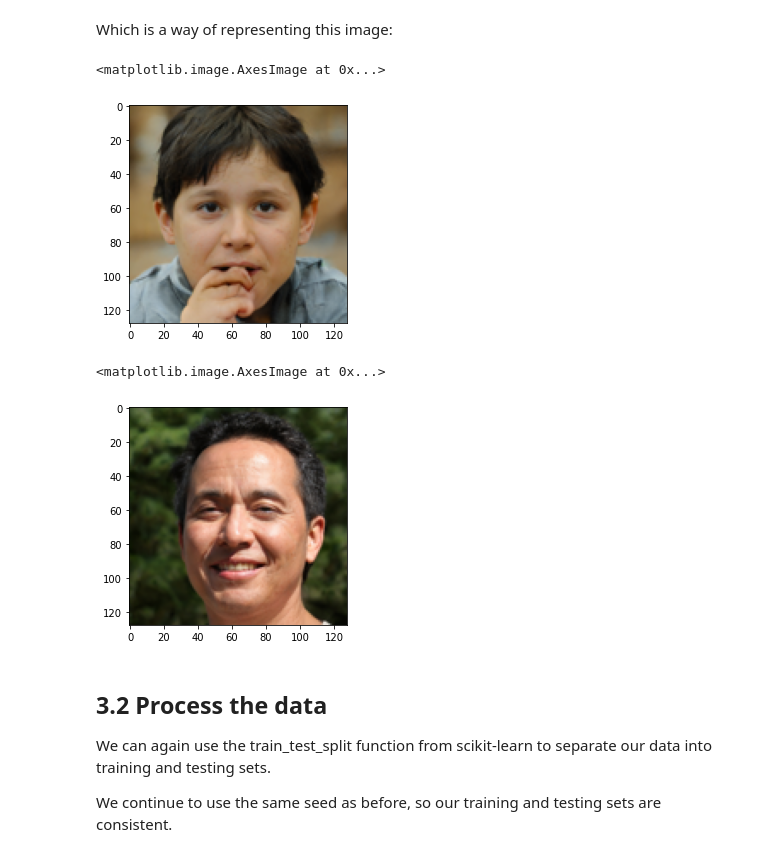
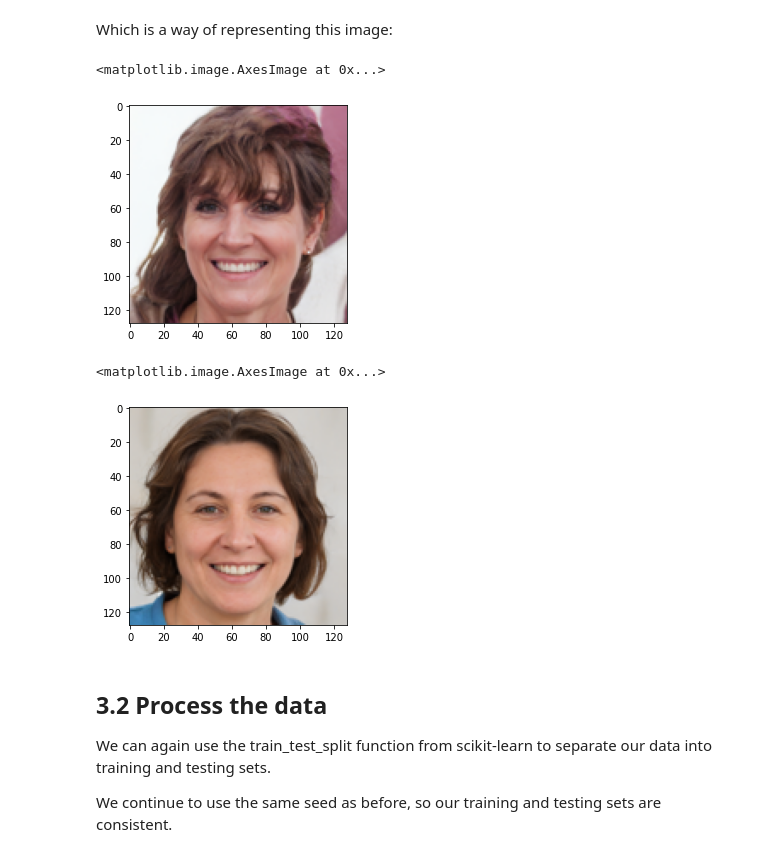
Before and after one commit to DSAISummerCamp/dscamp_public, a Jupyter notebook: Neural Networks/2-AgesOfFaces.ipynb, the cells around one changed output. Cells and saved outputs as stored; diff of their text form; code cells hidden in the pictures.

```diff
--- a/Neural Networks/2-AgesOfFaces.ipynb
+++ b/Neural Networks/2-AgesOfFaces.ipynb
@@ -314,16 +316,16 @@ array([[[109,  87,  47],
 # %% [markdown]
 Which is a way of representing this image:
 # %%
-plt.imshow(x[0, :, :])
+plt.imshow(x[888, :, :])
 # %% [output]
 <matplotlib.image.AxesImage at 0x...>
-[figure, old version]
+[figure, new version]
 # %%
 ## To look at the second image:
-plt.imshow(x[1, :, :,:])
+plt.imshow(x[666, :, :,:])
 # %% [output]
 <matplotlib.image.AxesImage at 0x...>
-[figure, old version]
+[figure, new version]
 # %% [markdown]
 ## 3.2 Process the data
 
```
Also changed, not shown: parts of 20 cells of this notebook, 1 other file.
